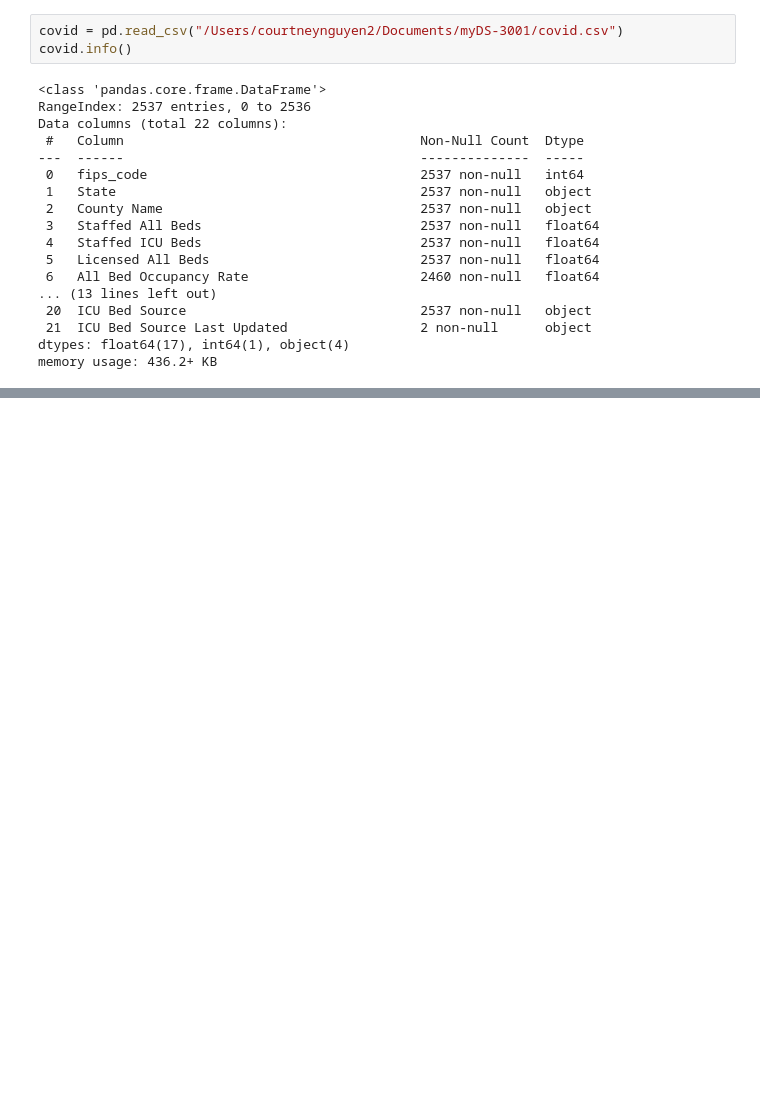
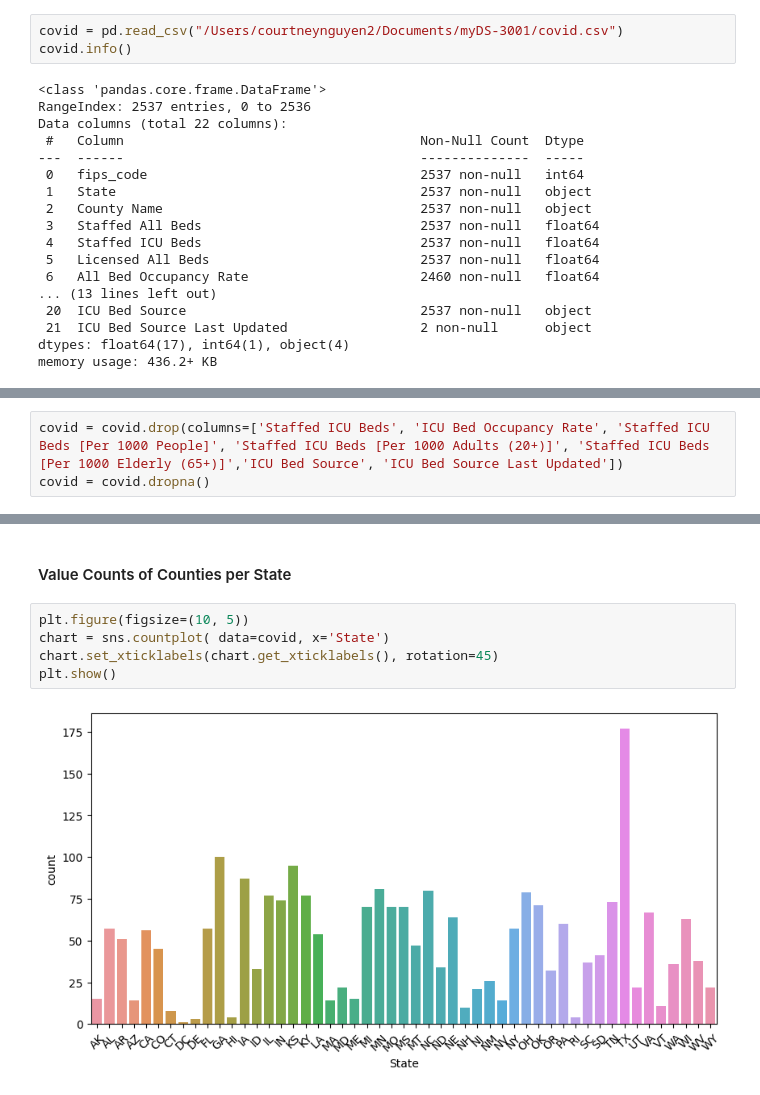
Before and after one commit to CourtneyN387/DS3001-Final, a Jupyter notebook: ds3001-final.ipynb, the cells around one changed output, grey strips where cells are left out. Drawn from its saved outputs; the diff is of its cells as text; blank space fills up the shorter version.

```diff
--- a/ds3001-final.ipynb
+++ b/ds3001-final.ipynb
@@ -33,0 +43,3 @@ memory usage: 436.2+ KB
+# %%
+covid = covid.drop(columns=['Staffed ICU Beds', 'ICU Bed Occupancy Rate', 'Staffed ICU Beds [Per 1000 People]', 'Staffed ICU Beds [Per 1000 Adults (20+)]', 'Staffed ICU Beds [Per 1000 Elderly (65+)]','ICU Bed Source', 'ICU Bed Source Last Updated'])
+covid = covid.dropna()
@@ -33,0 +81,9 @@ memory usage: 436.2+ KB
+# %% [markdown]
+#### Value Counts of Counties per State
+# %%
+plt.figure(figsize=(10, 5))
+chart = sns.countplot( data=covid, x='State')
+chart.set_xticklabels(chart.get_xticklabels(), rotation=45)
+plt.show()
+# %% [output]
+[figure, added]
```
Also changed, not shown: parts of 43 cells of this notebook, 1 other file.
